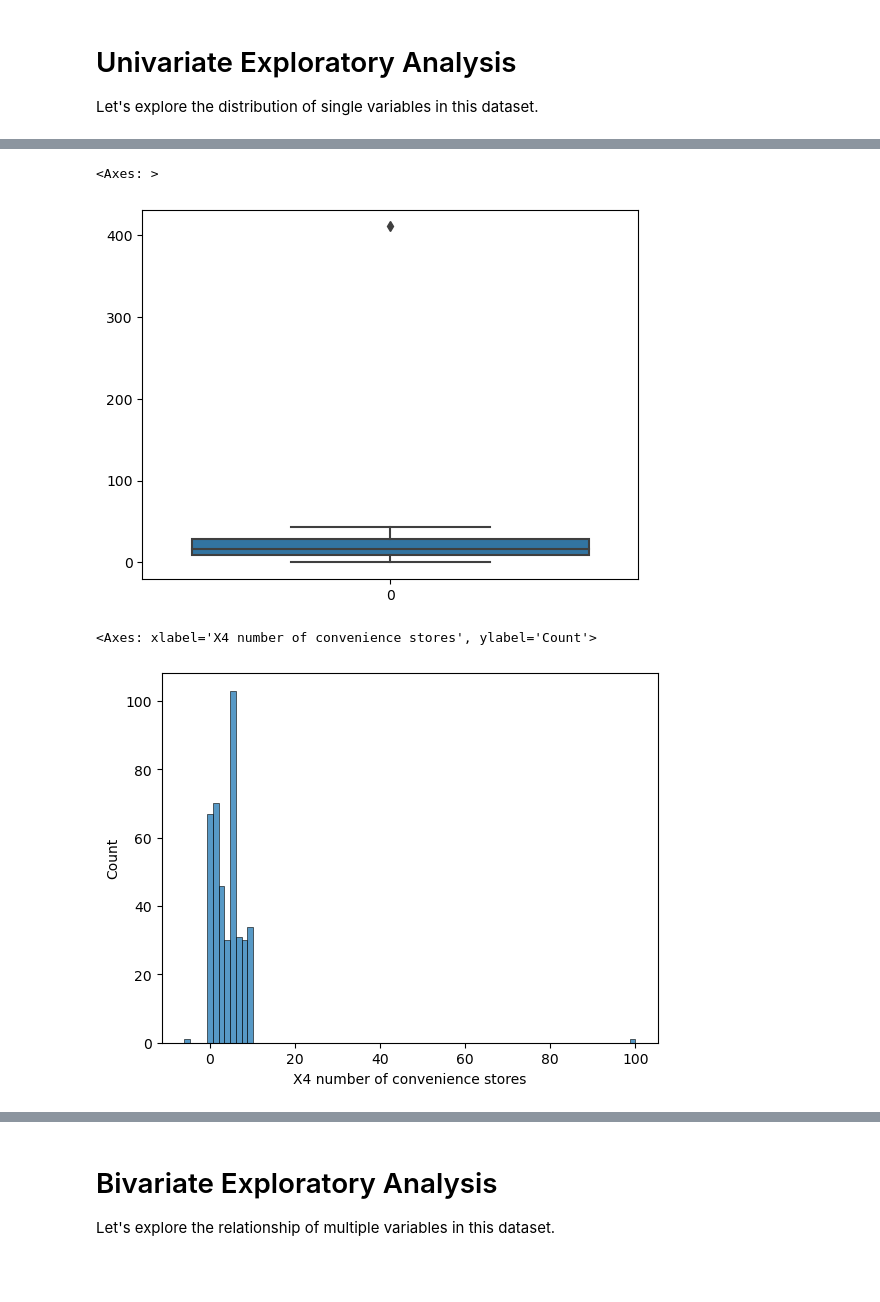
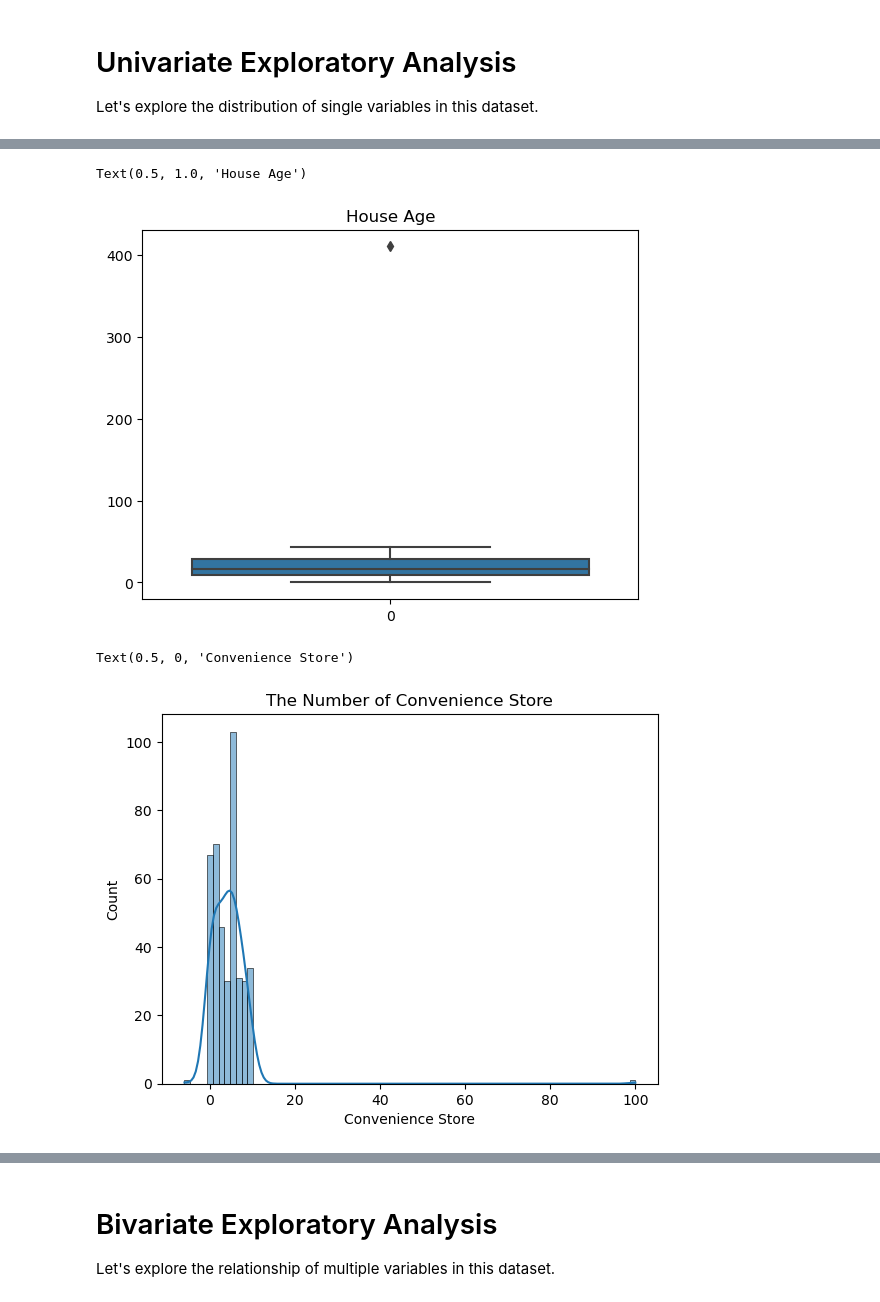
Before and after one commit to Severesix907/Rental-Lab, a Jupyter notebook: code/data_prep/01explore.ipynb, the cells around one changed output, grey strips where cells are left out. Cells and saved outputs as stored; diff of their text form; code cells hidden in the pictures; blank space fills up the shorter version.

```diff
--- a/code/data_prep/01explore.ipynb
+++ b/code/data_prep/01explore.ipynb
@@ -80,17 +89,20 @@ sns.histplot(df["X2 house age"])
 # %%
 # TODO : plot boxplot of "X2 house age" using sns here
 # documentation: https://seaborn.pydata.org/generated/seaborn.boxplot.html
 sns.boxplot(df['X2 house age'])
+plt.title("House Age")
 # %% [output]
-<Axes: >
+Text(0.5, 1.0, 'House Age')
-[figure, old version]
+[figure, new version]
 # %%
 # TODO : plot histogram of "X4 number of convenience stores" using sns here
 # documentation: https://seaborn.pydata.org/generated/seaborn.histplot.html
-sns.histplot(df['X4 number of convenience stores'])
+sns.histplot(df['X4 number of convenience stores'], kde = True)
+plt.title("The Number of Convenience Store")
+plt.xlabel("Convenience Store")
 # %% [output]
-<Axes: xlabel='X4 number of convenience stores', ylabel='Count'>
+Text(0.5, 0, 'Convenience Store')
-[figure, old version]
+[figure, new version]
 # %%
 # TODO : plot boxplot of "X4 number of convenience stores" using sns here
 # documentation: https://seaborn.pydata.org/generated/seaborn.boxplot.html
```
Also changed, not shown: parts of 7 cells of this notebook, 5 other files.
